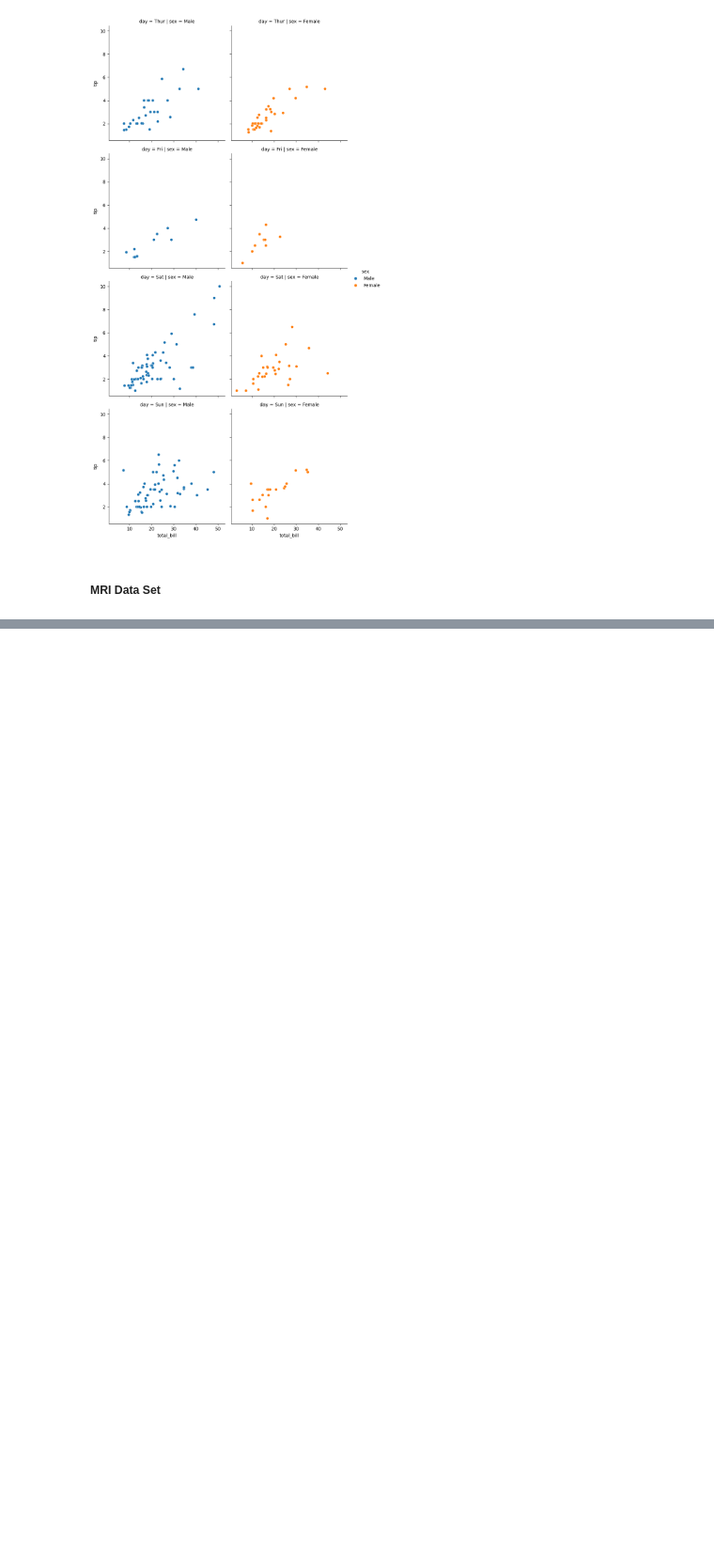
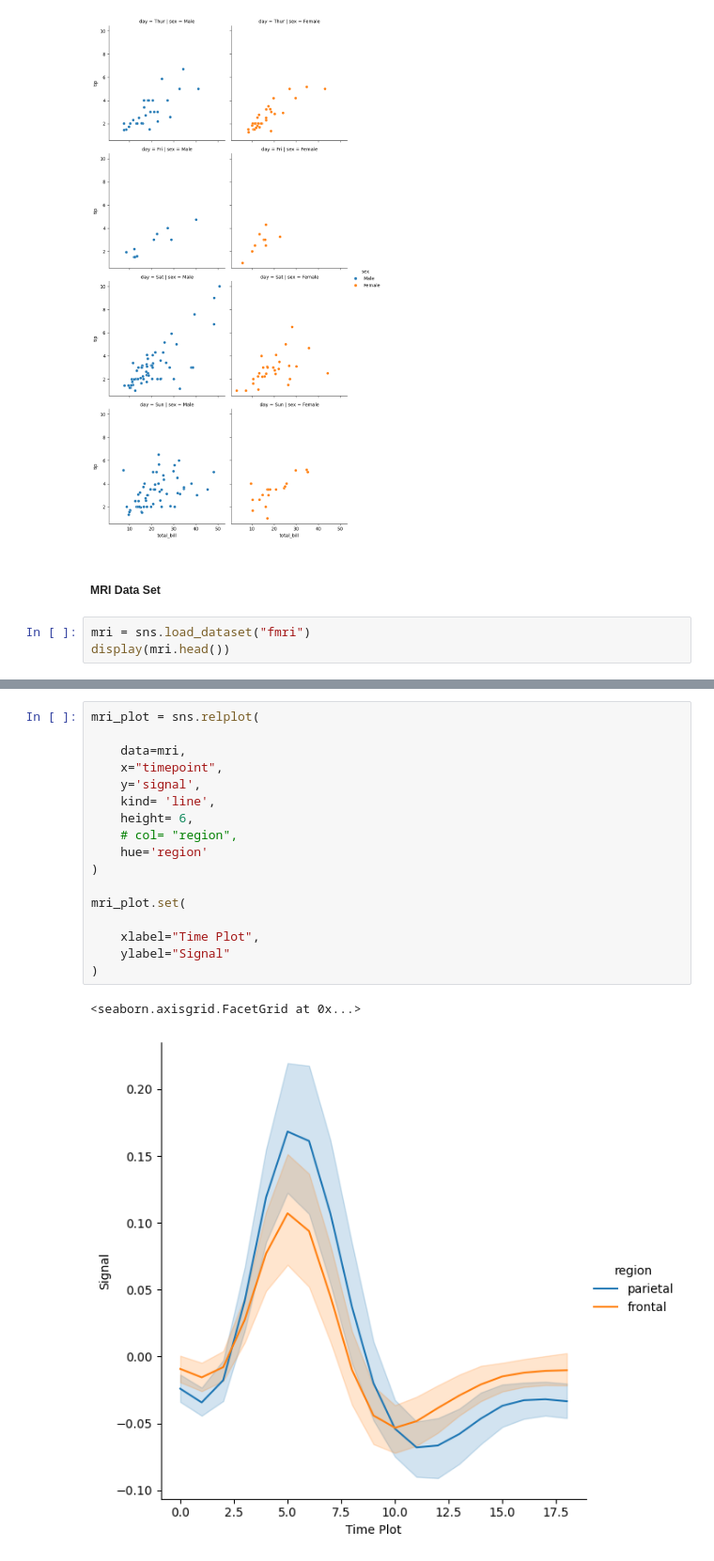
Before and after one commit to KamranMdShaikh/mlops_gitngithub, a Jupyter notebook: data_visualizaion.ipynb, the cells around one changed output, grey strips where cells are left out. Shown at 94% size. Drawn from its saved outputs; the diff is of its cells as text; blank space fills up the shorter version.

Commit message:
sns plot : MRI data

```diff
--- a/data_visualizaion.ipynb
+++ b/data_visualizaion.ipynb
@@ -72,3 +72,6 @@ plot = sns.relplot(
 [figure]
 # %% [markdown]
 ##### MRI Data Set
+# %%
+mri = sns.load_dataset("fmri")
+display(mri.head())
@@ -74,0 +85,20 @@ plot = sns.relplot(
+# %%
+mri_plot = sns.relplot(
+
+    data=mri,
+    x="timepoint",
+    y='signal',
+    kind= 'line',
+    height= 6,
+    # col= "region",
+    hue='region'
+)
+
+mri_plot.set(
+
+    xlabel="Time Plot",
+    ylabel="Signal"
+)
+# %% [output]
+<seaborn.axisgrid.FacetGrid at 0x...>
+[figure, added]
```
Also changed, not shown: parts of 5 cells of this notebook.
